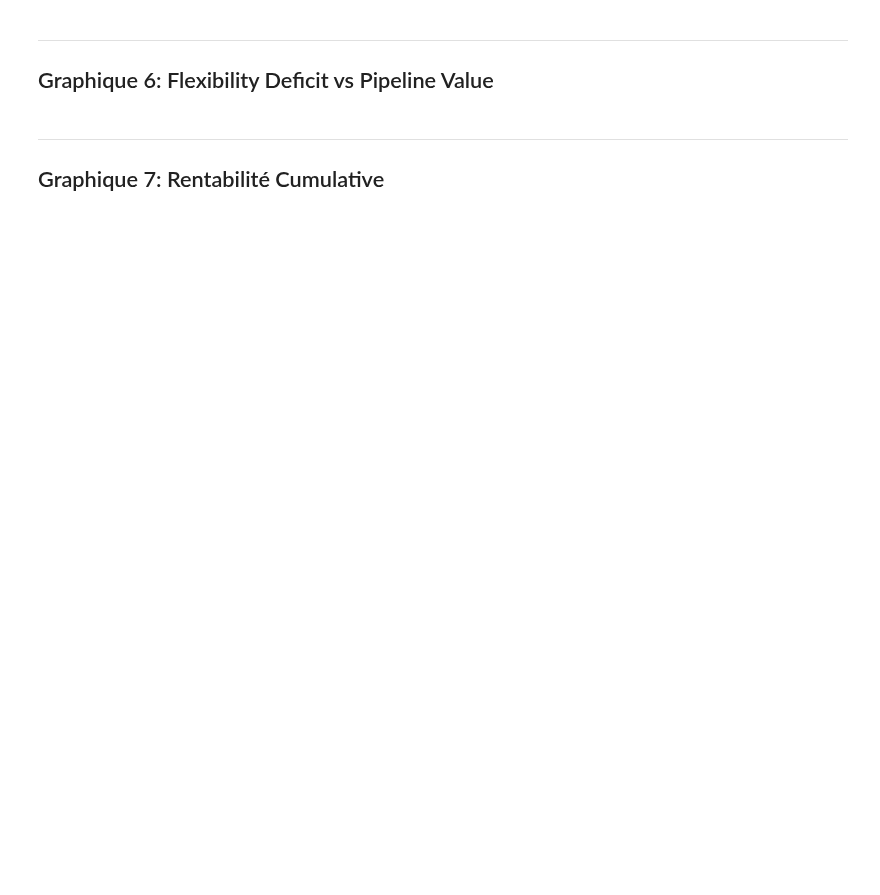
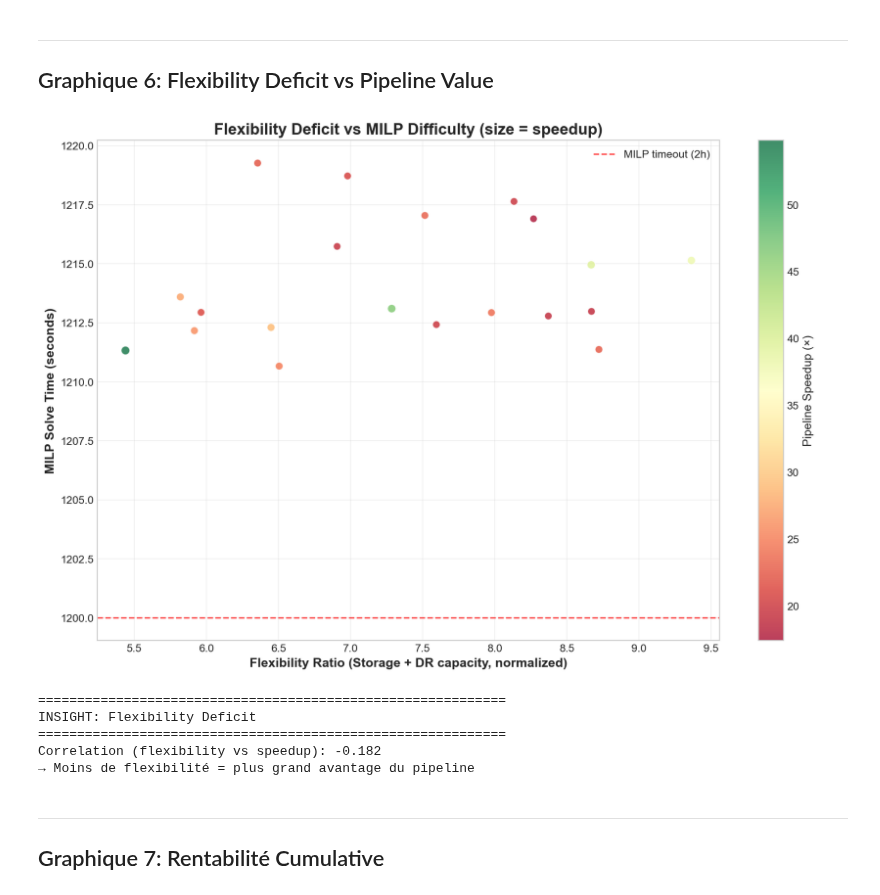
Before and after one commit to tishka04/benchmark_milp_gnn, a Jupyter notebook: notebooks/advantage_analysis.ipynb, the cells around one changed output. Drawn from its saved outputs; the diff is of its cells as text; code cells hidden in the pictures; blank space fills up the shorter version.

```diff
--- a/notebooks/advantage_analysis.ipynb
+++ b/notebooks/advantage_analysis.ipynb
@@ -568,34 +768,41 @@ scatter = ax.scatter(df['flexibility_ratio'], df['milp_solve_time'],
 
 # Colorbar
 cbar = plt.colorbar(scatter, ax=ax, label='Pipeline Speedup (×)')
 
 # Reference lines
-ax.axhline(y=7200, color='red', linestyle='--', linewidth=1.5, alpha=0.7, label='MILP timeout (2h)')
+ax.axhline(y=1200, color='red', linestyle='--', linewidth=1.5, alpha=0.7, label='MILP timeout (2h)')
 
 # Styling
 ax.set_xlabel('Flexibility Ratio (Storage + DR capacity, normalized)', fontsize=13, fontweight='bold')
 ax.set_ylabel('MILP Solve Time (seconds)', fontsize=13, fontweight='bold')
 ax.set_title('Flexibility Deficit vs MILP Difficulty (size = speedup)', fontsize=16, fontweight='bold')
 ax.legend(loc='upper right')
 ax.grid(True, alpha=0.3)
 
 # Annotate key insight
 ax.annotate('Low flexibility →\nMILP struggles →\nPipeline excels',
            xy=(df['flexibility_ratio'].min(), 7000), fontsize=10,
            ha='left', va='top', style='italic',
            bbox=dict(boxstyle='round', facecolor='wheat', alpha=0.8))
 
 plt.tight_layout()
 plt.savefig(OUTPUT_DIR / 'fig6_flexibility_deficit.png', dpi=300, bbox_inches='tight')
 plt.show()
 
 # Correlation analysis
 corr_flex_speedup = df['flexibility_ratio'].corr(df['speedup'])
 print(f"\n{'='*60}")
 print("INSIGHT: Flexibility Deficit")
 print(f"{'='*60}")
 print(f"Correlation (flexibility vs speedup): {corr_flex_speedup:.3f}")
 print("→ Moins de flexibilité = plus grand avantage du pipeline")
+# %% [output]
+[figure, added]
+============================================================
+INSIGHT: Flexibility Deficit
+============================================================
+Correlation (flexibility vs speedup): -0.182
+→ Moins de flexibilité = plus grand avantage du pipeline
 # %% [markdown]
 ---
 ## Graphique 7: Rentabilité Cumulative
```
Also changed, not shown: parts of 28 cells of this notebook, 9 other files.
